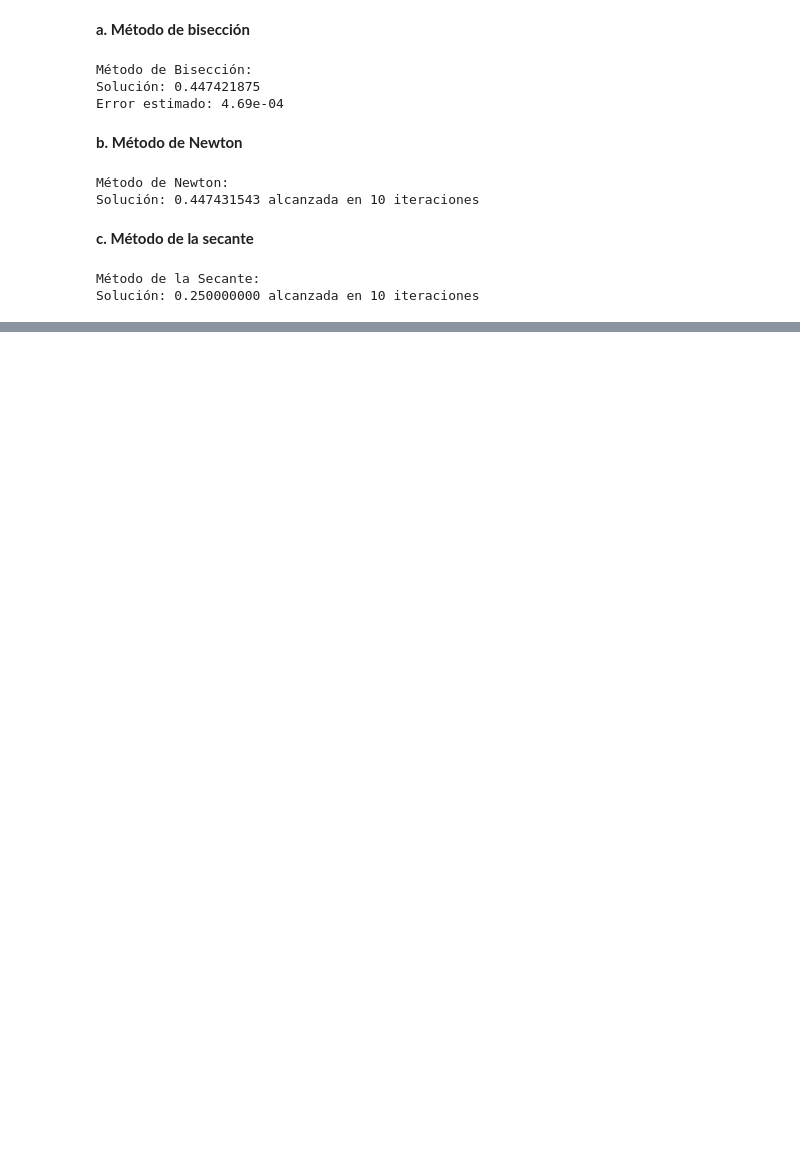
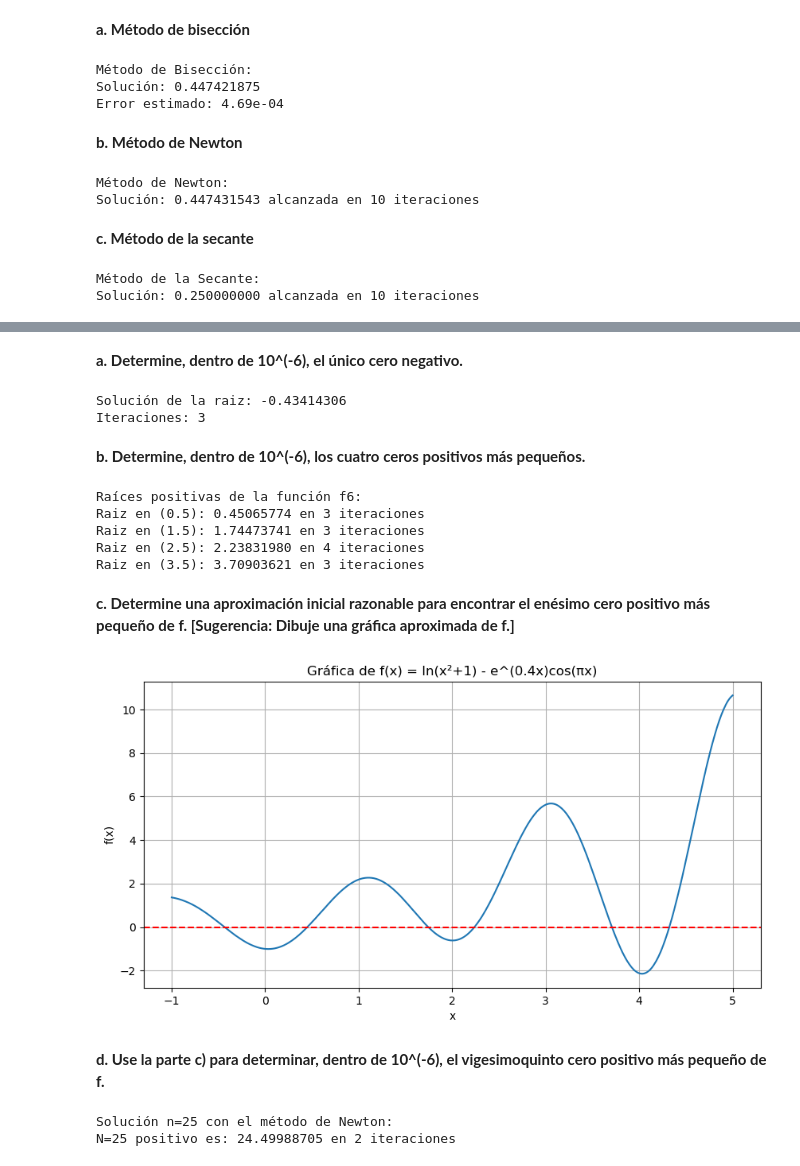
Before and after one commit to SebastianMoralesEpn/Github1.0, a Jupyter notebook: Tareas/[Tarea 05] Ejercicios Unidad 02 B Método de Newton y de la Secante/[Tarea 05] Ejercicios Unidad 02 B Método de Newton y de la Secante - Morales Sebastian.ipynb, the cells around one changed output, grey strips where cells are left out. Cells and saved outputs as stored; diff of their text form; code cells hidden in the pictures; blank space fills up the shorter version.

Commit message:
Solución del Ejercicio 6

```diff
--- a/Tareas/[Tarea 05] Ejercicios Unidad 02 B Método de Newton y de la Secante/[Tarea 05] Ejercicios Unidad 02 B Método de Newton y de la Secante - Morales Sebastian.ipynb
+++ b/Tareas/[Tarea 05] Ejercicios Unidad 02 B Método de Newton y de la Secante/[Tarea 05] Ejercicios Unidad 02 B Método de Newton y de la Secante - Morales Sebastian.ipynb
@@ -380,0 +387,64 @@ Solución: 0.250000000 alcanzada en 10 iteraciones
+# %% [markdown]
+**a. Determine, dentro de 10^(-6), el único cero negativo.**
+# %%
+# Definición de la función
+def f6(x):
+    return math.log(x**2 + 1) - math.exp(0.4*x) * math.cos(math.pi*x)
+
+# Derivada de la función
+def df6(x):
+    return (2*x)/(x**2 + 1) - 0.4*math.exp(0.4*x)*math.cos(math.pi*x) + math.pi*math.exp(0.4*x)*math.sin(math.pi*x)
+
+sol_6a, iter_6a = newton_2(f6, df6, -0.5)
+print(f"Solución de la raiz: {sol_6a:.8f} \nIteraciones: {iter_6a}")
+# %% [output]
+Solución de la raiz: -0.43414306
+Iteraciones: 3
+# %% [markdown]
+**b. Determine, dentro de 10^(-6), los cuatro ceros positivos más pequeños.**
+# %%
+print("Raíces positivas de la función f6:")
+
+# Puntos medios de los intervalos [0, 1], [1, 2], [2, 3], [3, 4]
+zeros_pos = []
+initial_guesses = [0.5, 1.5, 2.5, 3.5]
+for guess in initial_guesses:
+    sol_6b, iter_6b = newton_2(f6, df6, guess)
+    zeros_pos.append(sol_6b)
+    print(f"Raiz en ({guess}): {sol_6b:.8f} en {iter_6b} iteraciones")
+# %% [output]
+Raíces positivas de la función f6:
+Raiz en (0.5): 0.45065774 en 3 iteraciones
+Raiz en (1.5): 1.74473741 en 3 iteraciones
+Raiz en (2.5): 2.23831980 en 4 iteraciones
+Raiz en (3.5): 3.70903621 en 3 iteraciones
+# %% [markdown]
+**c. Determine una aproximación inicial razonable para encontrar el enésimo cero positivo más pequeño de f. [Sugerencia: Dibuje una gráfica aproximada de f.]**
+# %%
+import numpy as np
+from matplotlib import pyplot as plt
+
+# Visualización de la función
+x_vals = np.linspace(-1, 5, 500)
+y_vals = [f6(x) for x in x_vals]
+plt.figure(figsize=(10, 5))
+plt.plot(x_vals, y_vals)
+plt.axhline(0, color='red', linestyle='--')
+plt.title("Gráfica de f(x) = ln(x²+1) - e^(0.4x)cos(πx)")
+plt.xlabel("x")
+plt.ylabel("f(x)")
+plt.grid()
+plt.show()
+# %% [output]
+[figure, added]
+# %% [markdown]
+**d. Use la parte c) para determinar, dentro de 10^(-6), el vigesimoquinto cero positivo más pequeño de f.**
+# %%
+
+print("Solución n=25 con el método de Newton:")
+guess_25 = nth_zero_guess(25)
+sol_25, iter_25 = newton_2(f6, df6, guess_25)
+print(f"N=25 positivo es: {sol_25:.8f} en {iter_25} iteraciones")
+# %% [output]
+Solución n=25 con el método de Newton:
+N=25 positivo es: 24.49988705 en 2 iteraciones
```
Also changed, not shown: parts of 3 cells of this notebook.
